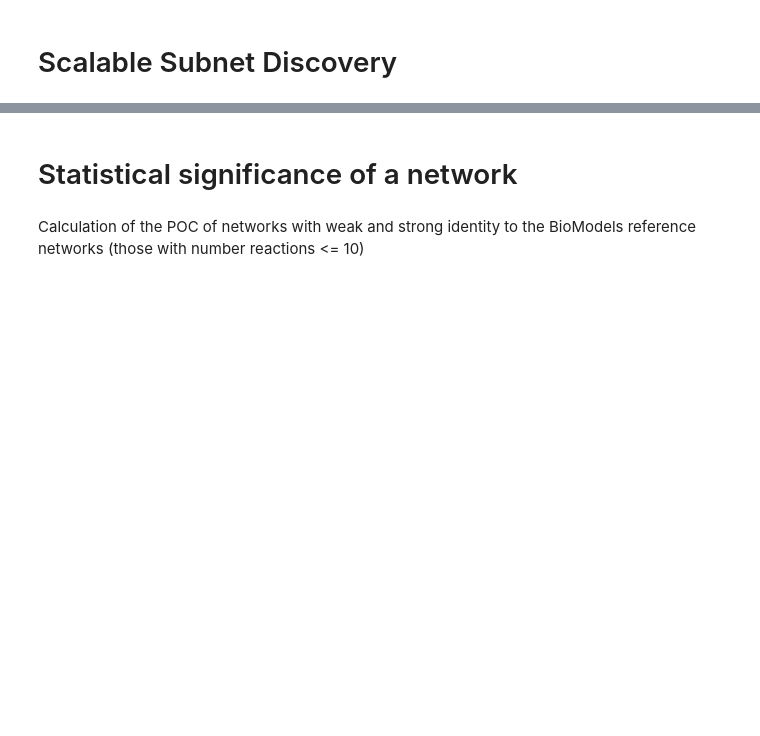
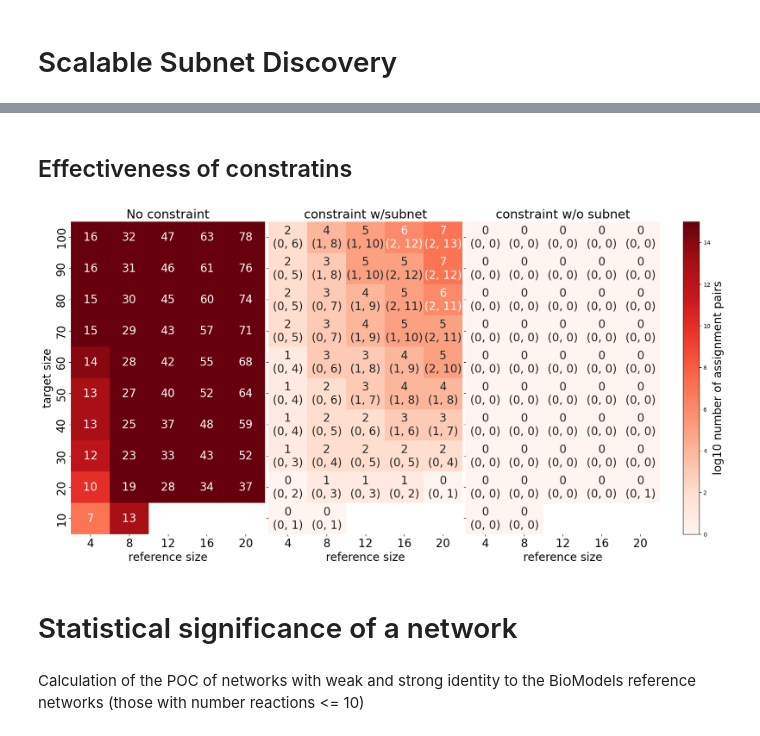
Before and after one commit to ModelEngineering/pySubnetSB, a Jupyter notebook: notebooks/plot_for_paper.ipynb, the cells around one changed output, grey strips where cells are left out. Cells and saved outputs as stored; diff of their text form; code cells hidden in the pictures; blank space fills up the shorter version.

```diff
--- a/notebooks/plot_for_paper.ipynb
+++ b/notebooks/plot_for_paper.ipynb
@@ -330,3 +350,41 @@ df = ConstraintBenchmark.plotHeatmap(range(4, 24, 4), range(10, 110, 10), percen
+# %% [markdown]
+## Effectiveness of constratins
+# %%
+# Combine figures
+if PLOT_ALL:
+    from matplotlib.gridspec import GridSpec
+    fig = plt.figure(figsize=(20, 10))
+    gs = GridSpec(1, 32, figure=fig)
+    ax1 = fig.add_subplot(gs[:, 0:10])
+    ax2 = fig.add_subplot(gs[:, 10:20])
+    ax3 = fig.add_subplot(gs[:, 20:30])
+    ax4 = fig.add_subplot(gs[:, 31:32])
+    num_iteration = 1000
+    font_size = 20
+    num_digit = 0
+    _ = ConstraintBenchmark.plotHeatmap(range(4, 24, 4), range(10, 110, 10), percentile=50, font_size=font_size,
+         ax=ax1, is_no_constraint=True, num_iteration=1, is_cbar=False, title="No constraint", is_plot=False,
+        num_digit=num_digit)
+    _ = ConstraintBenchmark.plotHeatmap(range(4, 24, 4), range(10, 110, 10), percentile=50, is_contains_reference=True,
+        font_size=font_size, num_digit=num_digit,
+        ax=ax2, num_iteration=num_iteration, is_cbar=False, is_plot=False, title="constraint w/subnet")
+    _ = ConstraintBenchmark.plotHeatmap(range(4, 24, 4), range(10, 110, 10), percentile=50, is_contains_reference=False,
+        font_size=font_size, num_digit=num_digit,
+        ax=ax3, num_iteration=num_iteration, is_cbar=False, is_plot=False, title="constraint w/o subnet")
+    norm = mpl.colors.Normalize(vmin=0, vmax=15)
+    cbar = fig.colorbar(mpl.cm.ScalarMappable(norm=norm, cmap='Reds'),
+                 cax=ax4, orientation='vertical', label='log10 number of assignment pairs')
+    #ax4.set_label("log10 number of assignment pairs", size=font_size)
+    cbar.set_label(label='log10 number of assignment pairs',size=font_size)
+    ax2.set_ylabel("")
+    ax2.set_yticklabels([])
+    ax3.set_ylabel("")
+    ax3.set_yticklabels([])
+    path = os.path.join(cn.PLOT_DIR, "scalable_subnet_discovery.pdf")
+    plt.savefig(path)
+    plt.show()
+# %% [output]
+[figure, added]
 # %% [markdown]
 # Statistical significance of a network
 # %% [markdown]
```
Also changed, not shown: parts of 33 cells of this notebook, 16 other files.
